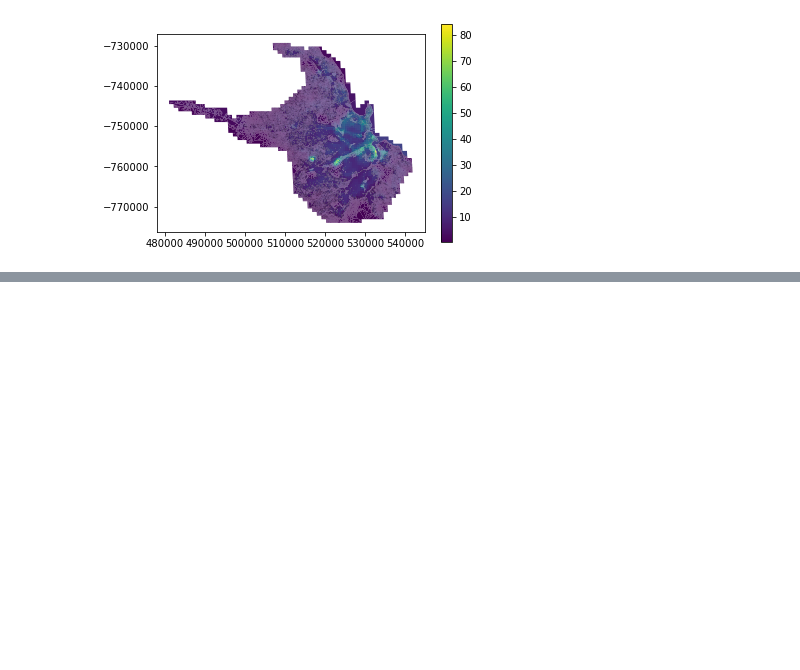
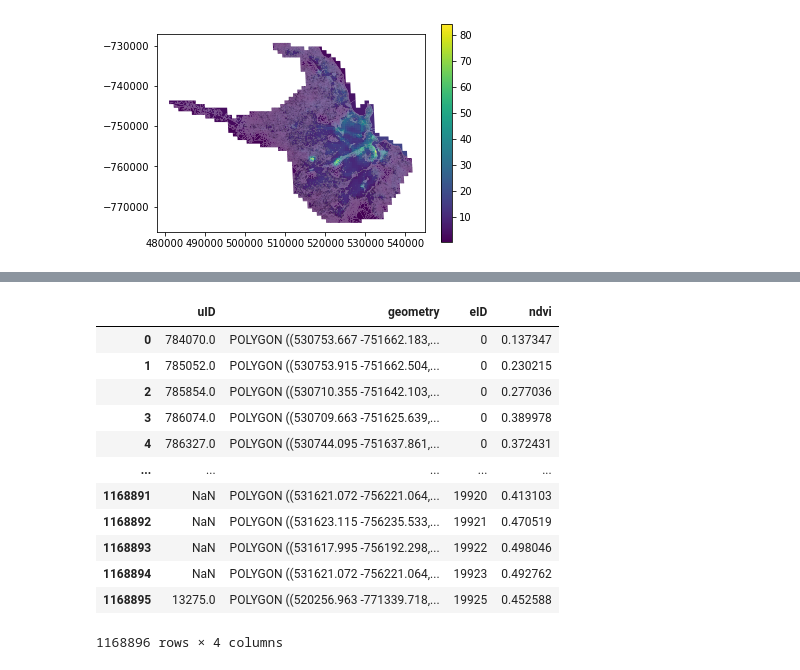
Before and after one commit to urbangrammarai/spatial_signatures_concept, a Jupyter notebook: code/dar_es_salaam.ipynb, the cells around one changed output, grey strips where cells are left out. Cells and saved outputs as stored; diff of their text form; code cells hidden in the pictures; blank space fills up the shorter version.

```diff
--- a/code/dar_es_salaam.ipynb
+++ b/code/dar_es_salaam.ipynb
@@ -1038,0 +1156,16 @@ data[["lights", "tID"]].to_parquet("../../urbangrammar_samba/sp_sig_concept/dar_
+# %%
+dar_es_salaam
+# %% [output]
+|  | uID | geometry | eID | ndvi |
+| 0 | 784070.0 | POLYGON ((530753.667 -751662.183,... | 0 | 0.137347 |
+| 1 | 785052.0 | POLYGON ((530753.915 -751662.504,... | 0 | 0.230215 |
+| 2 | 785854.0 | POLYGON ((530710.355 -751642.103,... | 0 | 0.277036 |
+| 3 | 786074.0 | POLYGON ((530709.663 -751625.639,... | 0 | 0.389978 |
+| 4 | 786327.0 | POLYGON ((530744.095 -751637.861,... | 0 | 0.372431 |
+| ... | ... | ... | ... | ... |
+| 1168891 | NaN | POLYGON ((531621.072 -756221.064,... | 19920 | 0.413103 |
+| 1168892 | NaN | POLYGON ((531623.115 -756235.533,... | 19921 | 0.470519 |
+| 1168893 | NaN | POLYGON ((531617.995 -756192.298,... | 19922 | 0.498046 |
+| 1168894 | NaN | POLYGON ((531621.072 -756221.064,... | 19923 | 0.492762 |
+| 1168895 | 13275.0 | POLYGON ((520256.963 -771339.718,... | 19925 | 0.452588 |
+1168896 rows × 4 columns
```
Also changed, not shown: parts of 21 cells of this notebook, 2 other files.
